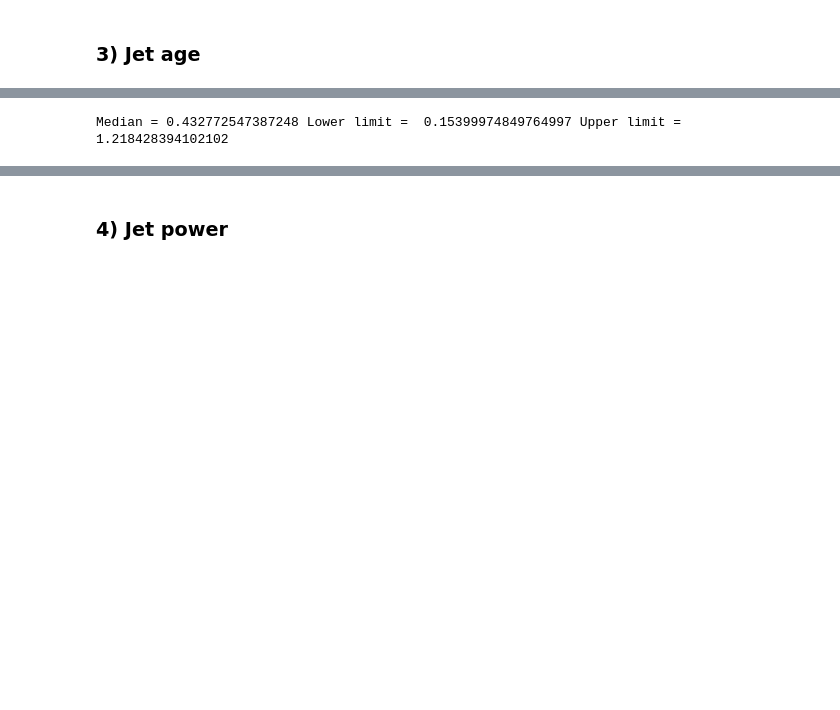
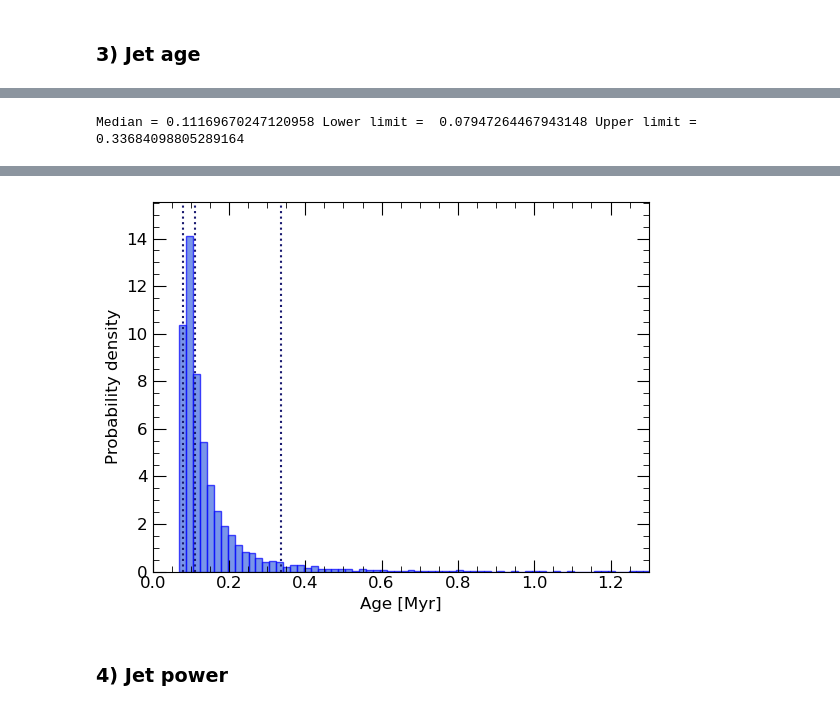
Before and after one commit to saramotta/DarkJets, a Jupyter notebook: A_radio_bubble_near_GRS1915+105_3components.ipynb, the cells around one changed output, grey strips where cells are left out. Drawn from its saved outputs; the diff is of its cells as text; code cells hidden in the pictures; blank space fills up the shorter version.

```diff
--- a/A_radio_bubble_near_GRS1915+105_3components.ipynb
+++ b/A_radio_bubble_near_GRS1915+105_3components.ipynb
@@ -101,8 +102,8 @@ bmin = 6.6           # Beam minor axis, arcsec
 d10 = 0.86;          # distance in units of 10 kpc, GRS 1915+105 --- KNOWN
 incl = 60;           # Source inclination to line of sight, deg --- KNOWN (Reid et al. 2014)
 incl_err = 5         # Error on inclination angle
-o_a = 50             # Opening angle
-o_a_err = 0          # Opening angle error
+o_a = 30             # Jet opening angle
+o_a_err = 0          # Jet opening angle error
 Flobe = 0.00015;     # Bow shock/lobe flux density, Jy/beam -- MEASURED
 Flobe_err = Flobe/10;
 Firas = 0.057;       # IRAS source INTEGRATED flux density, Jy -- MEASURED
@@ -116,32 +117,39 @@ Riras = 36           # IRAS source angular size (diameter), arcsec -- MEASURED
 Riras_err = bmaj/2
 Rirascm = Riras*0.048*d10*pc # IRAS source size (diameter), cm
 
-theam = 12;                                     # Lobe angular size (diameter) in arcmin (projected) GRS 1915 --- MEASURED
-
-lobesizepc = (theam*60)*0.048*d10/2             # Lobe radius in pc GRS 1915+105 --- MEASURED
-lobesizecm = lobesizepc*pc/np.sin(incl*np.pi/180) # Lobe radius (de-projected) in cm GRS 1915+105
+theam = 10;                                   # Lobe angular size (diameter ortogonal to jet direction) in arcmin (projected) GRS 1915 --- MEASURED
+lobesizepc = (theam*60)*0.048*d10             # Lobe diameter in pc GRS 1915+105 --- MEASURED
+lobesizecm = lobesizepc*pc                    # Lobe diameter (does NOT need to be de-projected 'cause this is measured as ortoigonal to the jet direction) in cm GRS 1915+105
 
 disamin = 17;                                 # Lobe-source angular distance in arcmin (projected) GRS 1915+105 --- MEASURED
 disamin_err = 0.2
-dispc = (disamin*60)*0.048*d10;               # source-ring separation (projected), in pc (= Lj, pc)
-discmP = dispc*pc;                            # source-ring separation, (projected) in cm
-discm = dispc*pc/np.sin(incl*np.pi/180);      # source-ring separation, DE-PROJECTED in cm (= Lj, cm)
+dispcP = (disamin*60)*0.048*d10;              # source-ring separation (projected), in pc (= Lj, pc)
+discmP = dispcP*pc;                           # source-ring separation, (projected) in cm
+dispc = (disamin*60)*0.048*d10/np.sin(incl*np.pi/180);  # source-ring separation (DE-PROJECTED), in pc (= Lj, pc)
+discm = dispc*pc;                             # source-ring separation, DE-PROJECTED in cm (= Lj, cm)
 
 
-print('Lobe radius [pc] (lobesizepc) =', '{:.3e}'.format(lobesizepc)) #Lj
-print('Lobe radius [cm] (lobesizecm de-projected) =', '{:.3e}'.format(lobesizecm)) #Lj
+print('Lobe diameter [pc] (lobesizepc) =', '{:.3e}'.format(lobesizepc)) #Lj
+print('Lobe diameter [cm] (lobesizecm) =', '{:.3e}'.format(lobesizecm)) #Lj
+print('Source-ring separation (projected) [pc] (dispcP) ~','{:.3e}'.format(dispcP))
 print('Source-ring separation (projected) [cm] (discmP) ~','{:.3e}'.format(discmP))
+print('Source-ring separation (de-projected) [pc] (dispc) ~','{:.3e}'.format(dispc))
 print('Source-ring separation (de-projected) [cm] (discm = Lj)~','{:.3e}'.format(discm))
-print('Source-ring separation (de-projected) [pc] (dispc) ~','{:.3e}'.format(dispc))
 
 # Assumptions
 x = 1;               # Ionization fraction at T ~ 10^4
-Tmax = 1.0E+6;
-Tmin = 1.2E+4;                                # Lower-limit to post-shock temperature -- ASSUMED
+n_iter = 5000
+
+T_axis = np.linspace(10**4,3*(10**6), n_iter, endpoint=True)
+Tmax = np.max(T_axis);
+Tmin = np.min(T_axis);              # Lower-limit to post-shock temperature -- ASSUMED
                                               # (from arguments based on Bremsstrahlung nature of the emission)
                                               # Also see Saha's equation below
 
 # Pseudo-constants
 
 g = gaunt(nu, Tmin, Z)
+
+print('Tmin ~' ,Tmin)
+print('Tmax ~' ,Tmax)
 # %% [output]
@@ -787,7 +825,6 @@ np.random.seed(124)
 dist = np.random.normal(d,d_err, n_iter)
 Flux = np.random.normal(Firas,Firas_err,n_iter)
 Ring_thic = np.random.normal(Riras,Riras_err,n_iter) #ring thickness in arcsec
-T_axis = 10**np.linspace(4, 6, n_iter, endpoint=True)
 # %%
 elec_density = Parallel(n_jobs=n_cores,verbose=5)(delayed(nesph)(dist[i],Flux[i],Ring_thic[i],T_axis[i],nu,Z) for i in range(n_iter))
 
@@ -882,7 +921,7 @@ plt.vlines(median,0,max(histplot[0])*1.1,linestyles=':',colors='midnightblue')
 plt.ylim(0,max(histplot[0])*1.1)
 plt.ylabel('Probability density', fontsize=12)
 plt.xlabel('Age [Myr]', fontsize=12)
-#plt.xlim(0,400)
+plt.xlim(0,1.3)
 #plt.title(str(name))
 plt.minorticks_on()
 plt.tick_params(axis='both', which='major', labelsize=12)
@@ -892,4 +931,4 @@ plt.tick_params(axis='both', which='both',direction='in',right=True,top=True)
 #plt.savefig(str(name)+'_peculiar_velocity.png')
 plt.show()
 # %% [output]
-Median = 0.432772547387248 Lower limit =  0.15399974849764997 Upper limit =  1.218428394102102
+Median = 0.11169670247120958 Lower limit =  0.07947264467943148 Upper limit =  0.33684098805289164
@@ -898,3 +935,4 @@ Median = 0.432772547387248 Lower limit =  0.15399974849764997 Upper limit =  1.2
+[figure, added]
 # %% [markdown]
 ### 4) Jet power
 # %%
```
Also changed, not shown: parts of 51 cells of this notebook.
